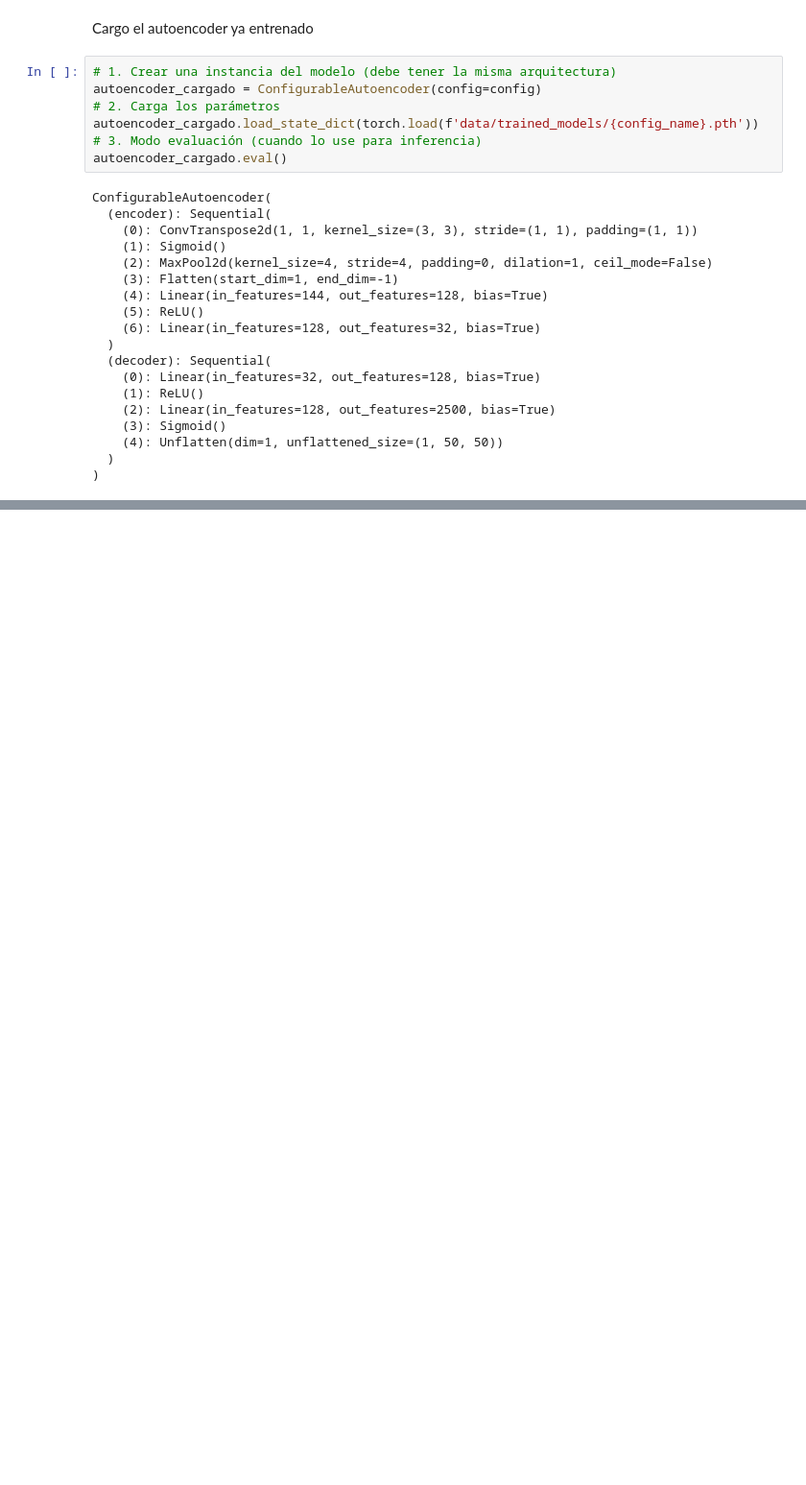
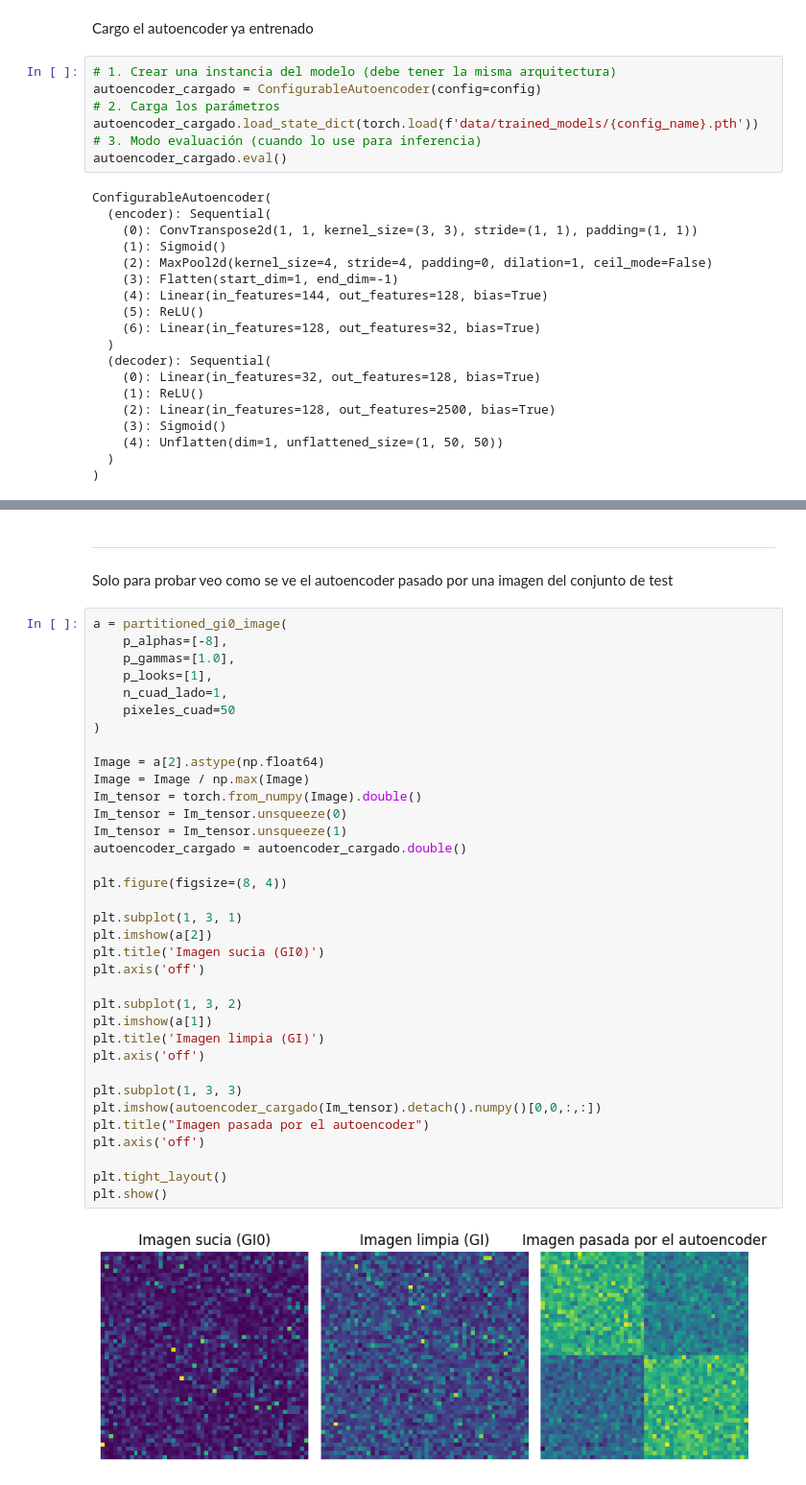
Before and after one commit to biancabalzarini/despeckling, a Jupyter notebook: notebooks/real_images.ipynb, the cells around one changed output, grey strips where cells are left out. Shown at 96% size. Drawn from its saved outputs; the diff is of its cells as text; blank space fills up the shorter version.

```diff
--- a/notebooks/real_images.ipynb
+++ b/notebooks/real_images.ipynb
@@ -90,0 +130,40 @@ ConfigurableAutoencoder(
+# %% [markdown]
+---
+Solo para probar veo como se ve el autoencoder pasado por una imagen del conjunto de test
+# %%
+a = partitioned_gi0_image(
+    p_alphas=[-8],
+    p_gammas=[1.0],
+    p_looks=[1],
+    n_cuad_lado=1,
+    pixeles_cuad=50
+)
+
+Image = a[2].astype(np.float64)
+Image = Image / np.max(Image)
+Im_tensor = torch.from_numpy(Image).double()
+Im_tensor = Im_tensor.unsqueeze(0)
+Im_tensor = Im_tensor.unsqueeze(1)
+autoencoder_cargado = autoencoder_cargado.double()
+
+plt.figure(figsize=(8, 4))
+
+plt.subplot(1, 3, 1)
+plt.imshow(a[2])
+plt.title('Imagen sucia (GI0)')
+plt.axis('off')
+
+plt.subplot(1, 3, 2)
+plt.imshow(a[1])
+plt.title('Imagen limpia (GI)')
+plt.axis('off')
+
+plt.subplot(1, 3, 3)
+plt.imshow(autoencoder_cargado(Im_tensor).detach().numpy()[0,0,:,:])
+plt.title("Imagen pasada por el autoencoder")
+plt.axis('off')
+
+plt.tight_layout()
+plt.show()
+# %% [output]
+[figure, added]
```
Also changed, not shown: parts of 4 cells of this notebook, 1 other file.
